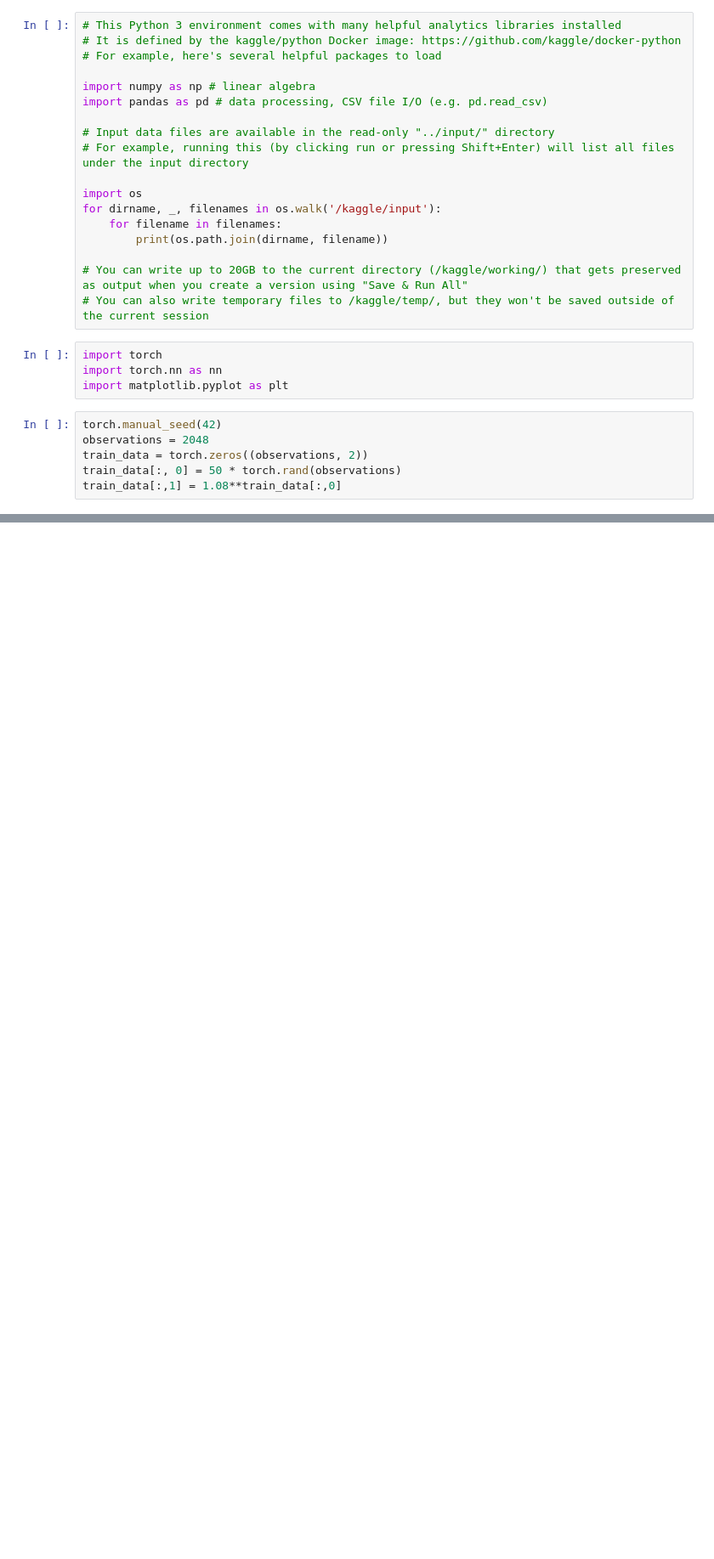
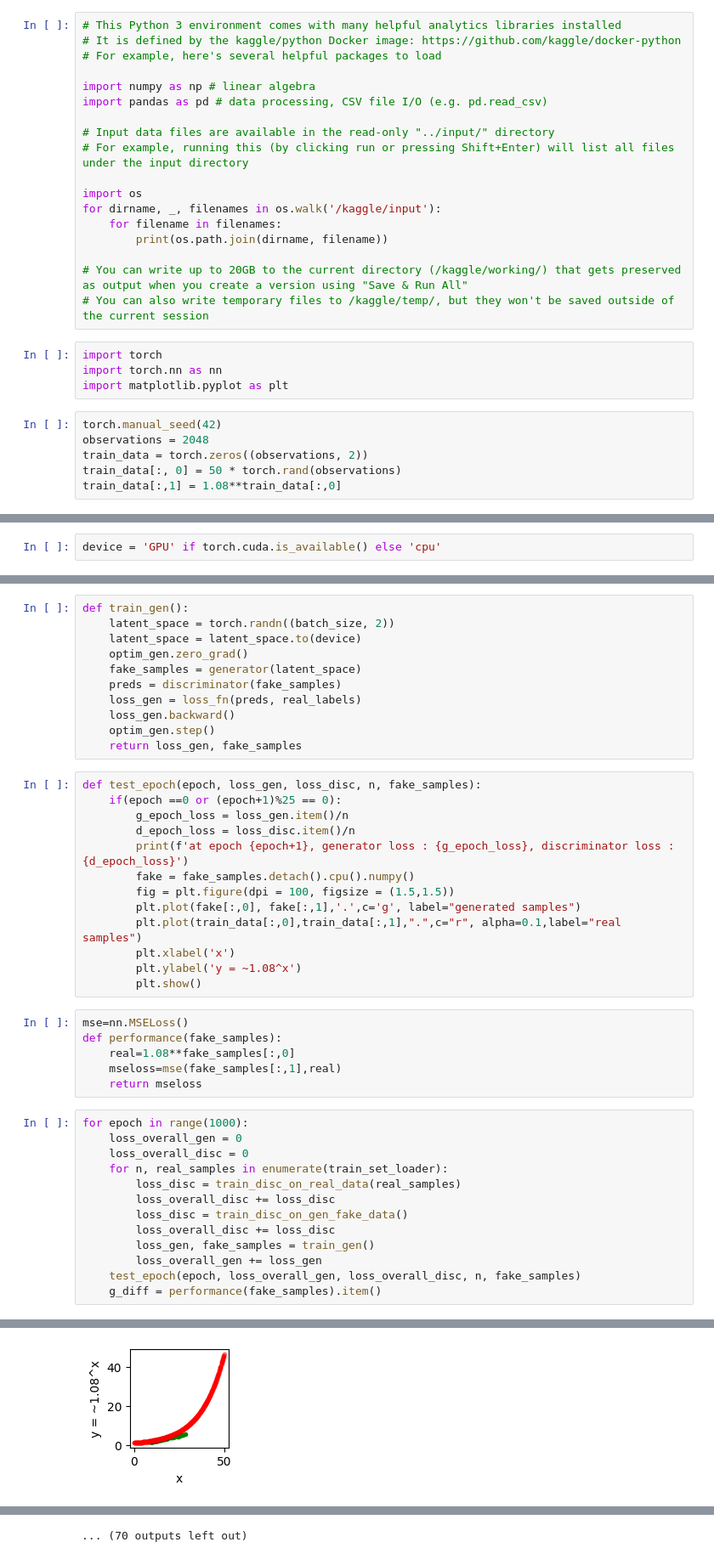
Before and after one commit to Narasim/Python_DLDS, a Jupyter notebook: GAN_number_generation.ipynb, the cells around one changed output, grey strips where cells are left out. Shown at 85% size. Saved outputs shown, nothing was run; the diff lists cells and outputs as text; blank space fills up the shorter version.

```diff
--- a/GAN_number_generation.ipynb
+++ b/GAN_number_generation.ipynb
@@ -44,0 +41,2 @@ plt.show()
+# %%
+device = 'GPU' if torch.cuda.is_available() else 'cpu'
@@ -44,0 +116,44 @@ plt.show()
+# %%
+def train_gen():
+    latent_space = torch.randn((batch_size, 2))
+    latent_space = latent_space.to(device)
+    optim_gen.zero_grad()
+    fake_samples = generator(latent_space)
+    preds = discriminator(fake_samples)
+    loss_gen = loss_fn(preds, real_labels)
+    loss_gen.backward()
+    optim_gen.step()
+    return loss_gen, fake_samples
+# %%
+def test_epoch(epoch, loss_gen, loss_disc, n, fake_samples):
+    if(epoch ==0 or (epoch+1)%25 == 0):
+        g_epoch_loss = loss_gen.item()/n
+        d_epoch_loss = loss_disc.item()/n
+        print(f'at epoch {epoch+1}, generator loss : {g_epoch_loss}, discriminator loss : {d_epoch_loss}')
+        fake = fake_samples.detach().cpu().numpy()
+        fig = plt.figure(dpi = 100, figsize = (1.5,1.5))
+        plt.plot(fake[:,0], fake[:,1],'.',c='g', label="generated samples")
+        plt.plot(train_data[:,0],train_data[:,1],".",c="r", alpha=0.1,label="real samples")
+        plt.xlabel('x')
+        plt.ylabel('y = ~1.08^x')
+        plt.show()
+# %%
+mse=nn.MSELoss()
+def performance(fake_samples):
+    real=1.08**fake_samples[:,0]
+    mseloss=mse(fake_samples[:,1],real)
+    return mseloss
+# %%
+for epoch in range(1000):
+    loss_overall_gen = 0
+    loss_overall_disc = 0
+    for n, real_samples in enumerate(train_set_loader):
+        loss_disc = train_disc_on_real_data(real_samples)
+        loss_overall_disc += loss_disc
+        loss_disc = train_disc_on_gen_fake_data()
+        loss_overall_disc += loss_disc
+        loss_gen, fake_samples = train_gen()
+        loss_overall_gen += loss_gen
+    test_epoch(epoch, loss_overall_gen, loss_overall_disc, n, fake_samples)
+    g_diff = performance(fake_samples).item()
+# %% [output]
@@ -44,0 +161 @@ plt.show()
+[figure, added]
@@ -44,0 +172 @@ plt.show()
+... (70 outputs left out)
```
Also changed, not shown: parts of 14 cells of this notebook.
